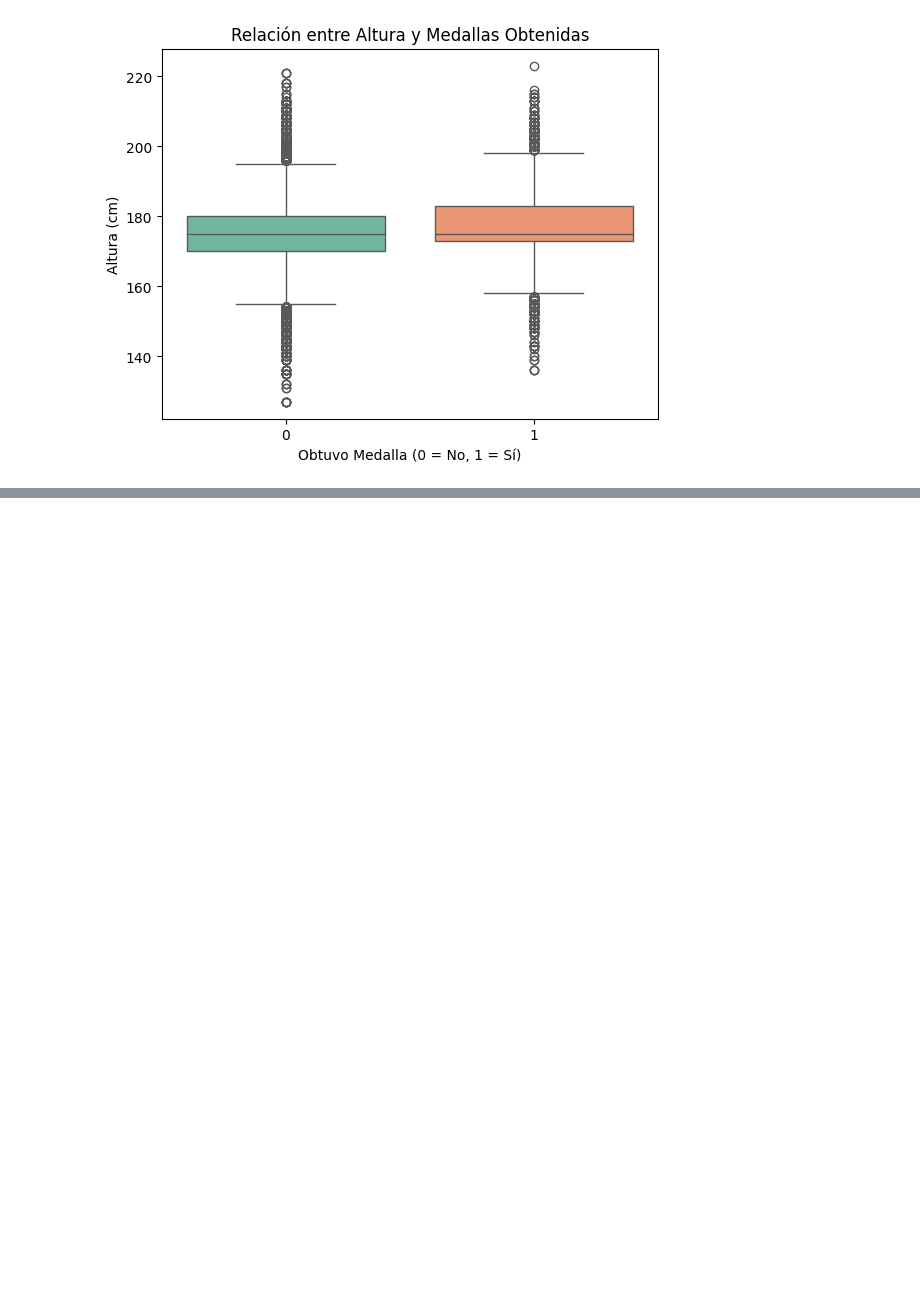
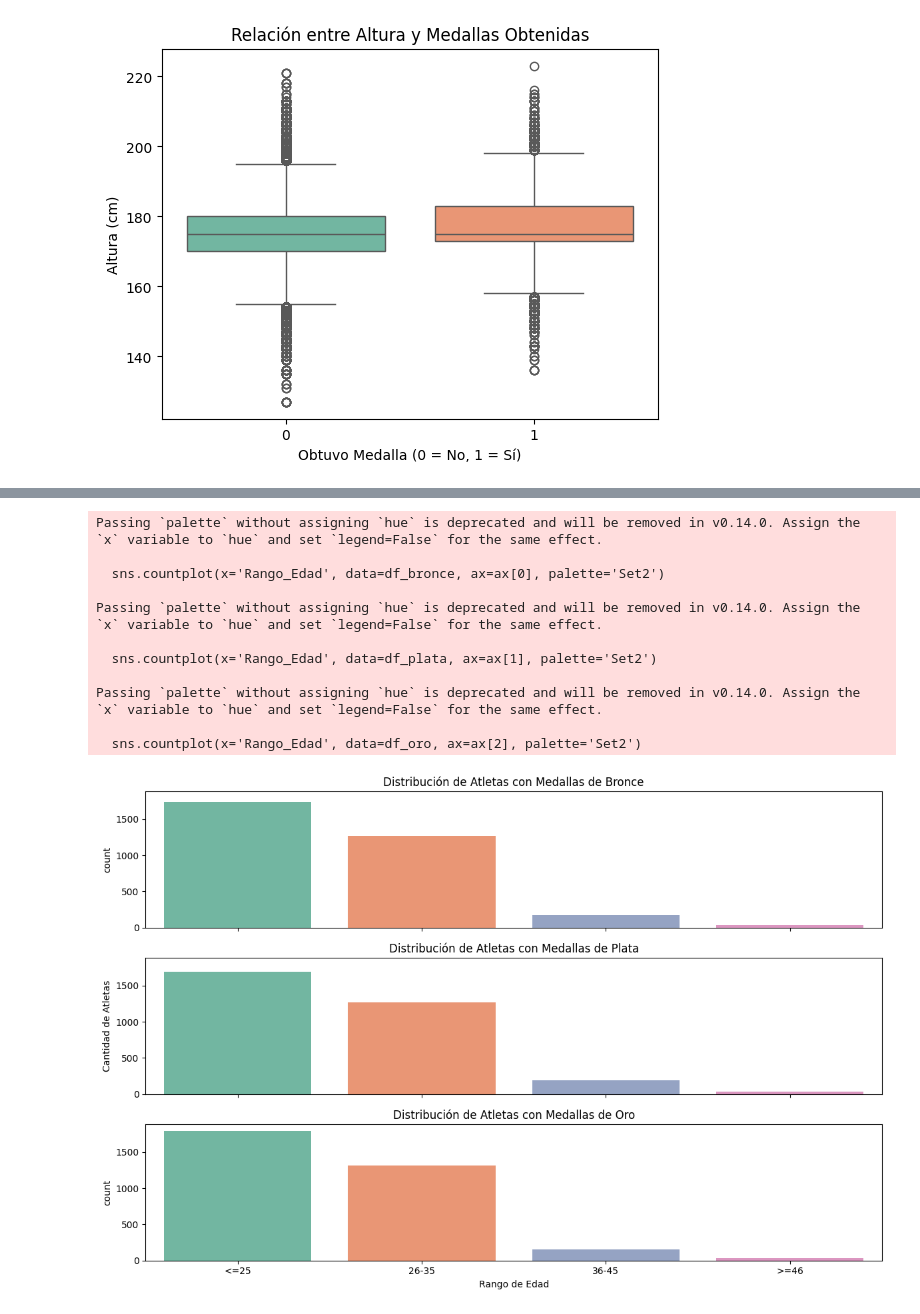
Before and after one commit to maquimelina/Proyecto-Data-Science-I, a Jupyter notebook: juegos_olimpicos.ipynb, the cells around one changed output, grey strips where cells are left out. Saved outputs shown, nothing was run; the diff lists cells and outputs as text; code cells hidden in the pictures; blank space fills up the shorter version.

```diff
--- a/juegos_olimpicos.ipynb
+++ b/juegos_olimpicos.ipynb
@@ -509,0 +532,48 @@ Passing `palette` without assigning `hue` is deprecated and will be removed in v
+# %%
+# Crear una figura con 3 filas y 1 columna, compartiendo los ejes x e y
+fig, ax = plt.subplots(nrows=3, ncols=1, figsize=(12, 8), sharex=True, sharey=True)
+
+# Filtrar los datos por tipo de medalla (Bronce, Plata, Oro)
+df_bronce = df[df['Podio'] == 3]
+df_plata = df[df['Podio'] == 2]
+df_oro = df[df['Podio'] == 1]
+
+# Gráfico para Bronce
+sns.countplot(x='Rango_Edad', data=df_bronce, ax=ax[0], palette='Set2')
+ax[0].set_title('Distribución de Atletas con Medallas de Bronce')
+
+# Gráfico para Plata
+sns.countplot(x='Rango_Edad', data=df_plata, ax=ax[1], palette='Set2')
+ax[1].set_title('Distribución de Atletas con Medallas de Plata')
+
+# Gráfico para Oro
+sns.countplot(x='Rango_Edad', data=df_oro, ax=ax[2], palette='Set2')
+ax[2].set_title('Distribución de Atletas con Medallas de Oro')
+
+# Etiquetas de los ejes
+ax[2].set_xlabel('Rango de Edad')
+ax[1].set_ylabel('Cantidad de Atletas')
+
+# Añadir leyenda a cada gráfico (aunque en este caso, la leyenda no es necesaria para un countplot)
+#ax[0].legend()
+#ax[1].legend()
+#ax[2].legend()
+
+# Ajustar el espacio entre los subplots
+plt.tight_layout()
+
+# Mostrar el gráfico
+plt.show()
+# %% [output]
+Passing `palette` without assigning `hue` is deprecated and will be removed in v0.14.0. Assign the `x` variable to `hue` and set `legend=False` for the same effect.
+
+  sns.countplot(x='Rango_Edad', data=df_bronce, ax=ax[0], palette='Set2')
+
+Passing `palette` without assigning `hue` is deprecated and will be removed in v0.14.0. Assign the `x` variable to `hue` and set `legend=False` for the same effect.
+
+  sns.countplot(x='Rango_Edad', data=df_plata, ax=ax[1], palette='Set2')
+
+Passing `palette` without assigning `hue` is deprecated and will be removed in v0.14.0. Assign the `x` variable to `hue` and set `legend=False` for the same effect.
+
+  sns.countplot(x='Rango_Edad', data=df_oro, ax=ax[2], palette='Set2')
+[figure, added]
```
Also changed, not shown: parts of 7 cells of this notebook.
